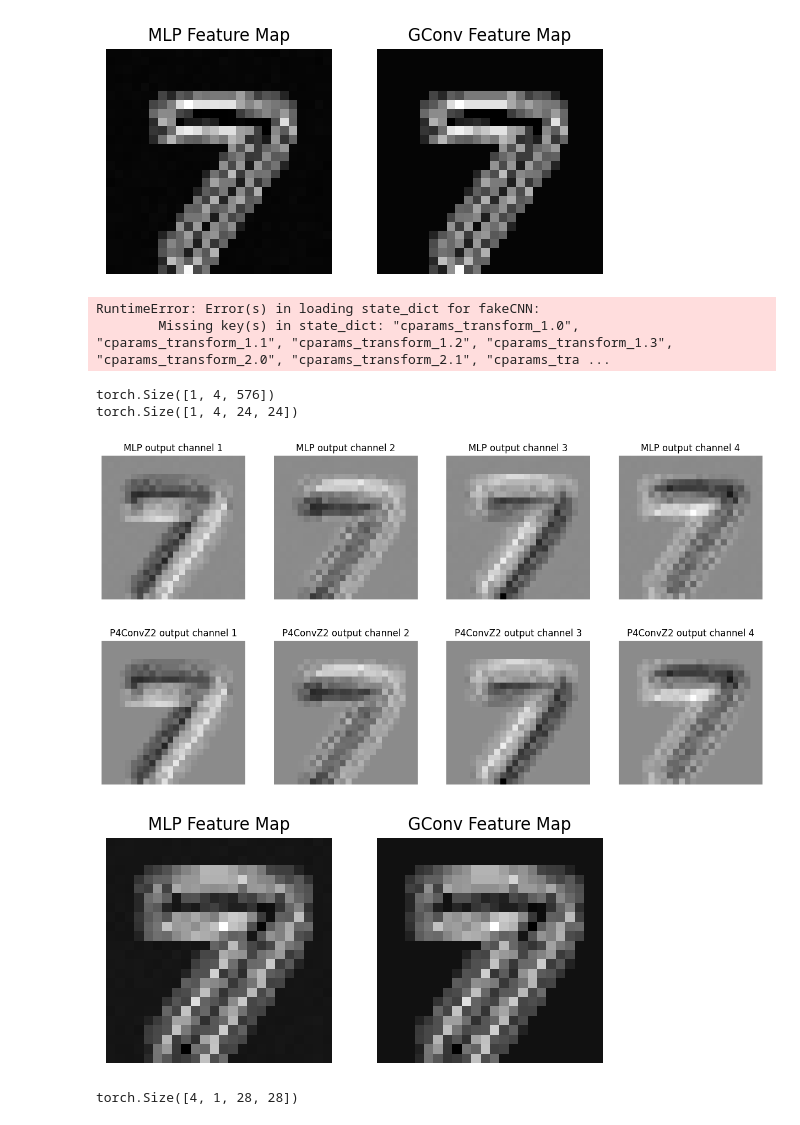
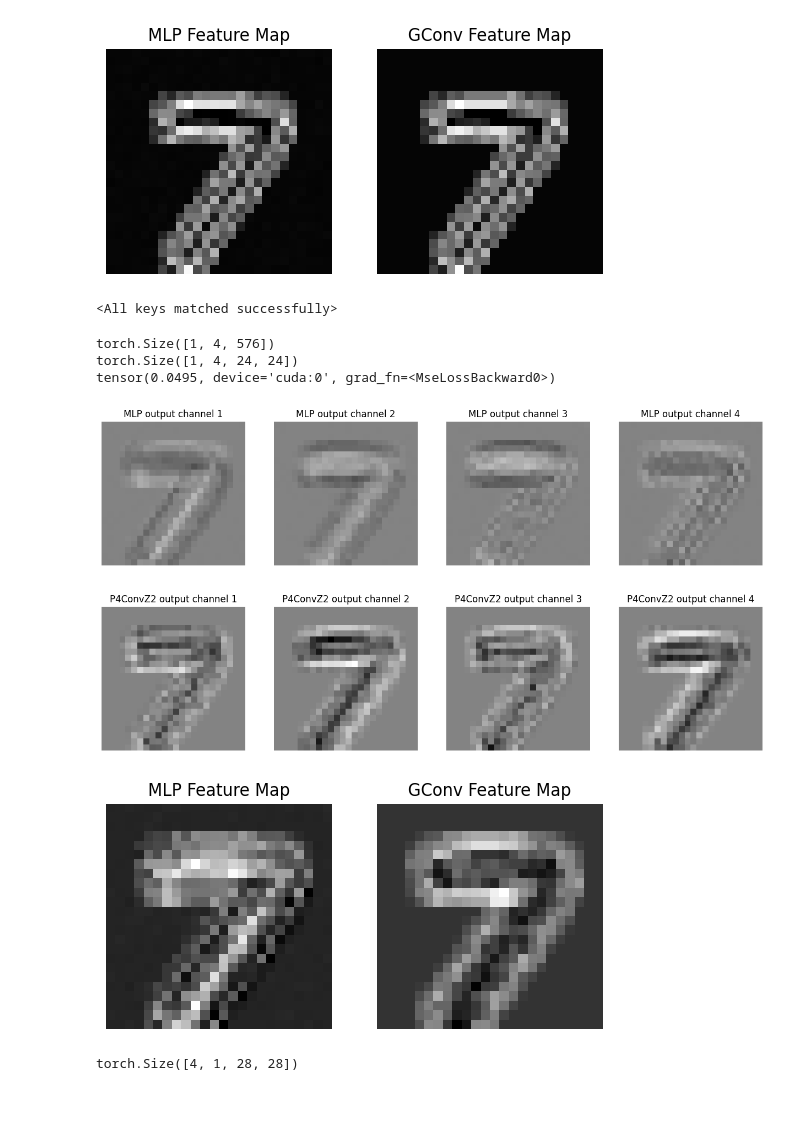
Before and after one commit to LeoChengKX/Rotational-Equivariant-Experiments, a Jupyter notebook: visualization.ipynb, the cells around one changed output. Cells and saved outputs as stored; diff of their text form; code cells hidden in the pictures.

```diff
--- a/visualization.ipynb
+++ b/visualization.ipynb
@@ -160,23 +160,24 @@ cfg.emb_dim = 20
 cparams_P4 = torch.rand((1, 1, 4, 3, 3)).cuda()
 modelP4 = fakeGCNN_P4(cfg).cuda()
 convP4 = P4ConvP4(weight=cparams_P4)
-checkpoint = torch.load(path.join(CKPT_PATH, "P4_9_26_checkpoint_2500.ckpt"))
+checkpoint = torch.load("benchmark/checkpoints/9_26_P4_checkpoint.ckpt")
 modelP4.load_state_dict(checkpoint['model'])
 # %% [output]
-RuntimeError: Error(s) in loading state_dict for fakeCNN:
-        Missing key(s) in state_dict: "cparams_transform_1.0", "cparams_transform_1.1", "cparams_transform_1.2", "cparams_transform_1.3", "cparams_transform_2.0", "cparams_transform_2.1", "cparams_tra ...
+<All keys matched successfully>
 # %%
 
 mlp_out_2 = modelP4(mlp_out.unsqueeze(0), cparams_P4.flatten())
 cnn_out_2 = convP4(cnn_out.unsqueeze(0))
 print(mlp_out_2.shape)
 print(cnn_out_2.shape)
+print(nn.MSELoss()(mlp_out_2.reshape(4, 24, 24), cnn_out_2.reshape(4, 24, 24)))
 
-plot_results(mlp_out_2.squeeze(0).reshape(4, 24, 24), cnn_out_2.squeeze(0).reshape(4, 24, 24))
+plot_results(mlp_out_2.reshape(4, 24, 24), cnn_out_2.reshape(4, 24, 24))
 # %% [output]
 torch.Size([1, 4, 576])
 torch.Size([1, 4, 24, 24])
+tensor(0.0495, device='cuda:0', grad_fn=<MseLossBackward0>)
-[figure, old version]
+[figure, new version]
 # %%
 result_cnn = torch.max(cnn_out_2, axis=1)[0].squeeze()
 result_mlp = torch.max(mlp_out_2, axis=1)[0].squeeze()
@@ -193,7 +194,7 @@ plt.axis("off")
 
 plt.show()
 # %% [output]
-[figure, old version]
+[figure, new version]
 # %%
 from torchvision.transforms.functional import rotate
 
```
Also changed, not shown: parts of 1 cell of this notebook, 2 other files.
